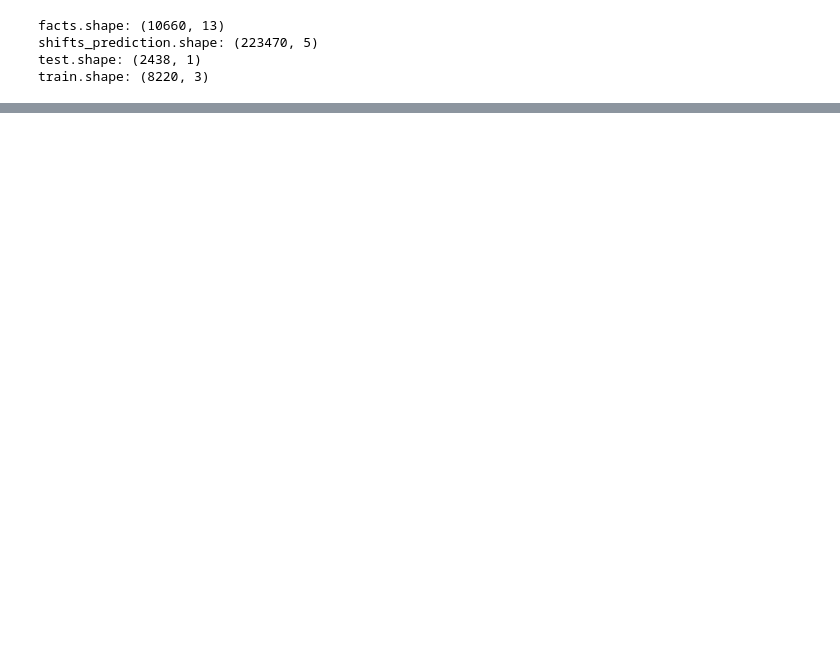
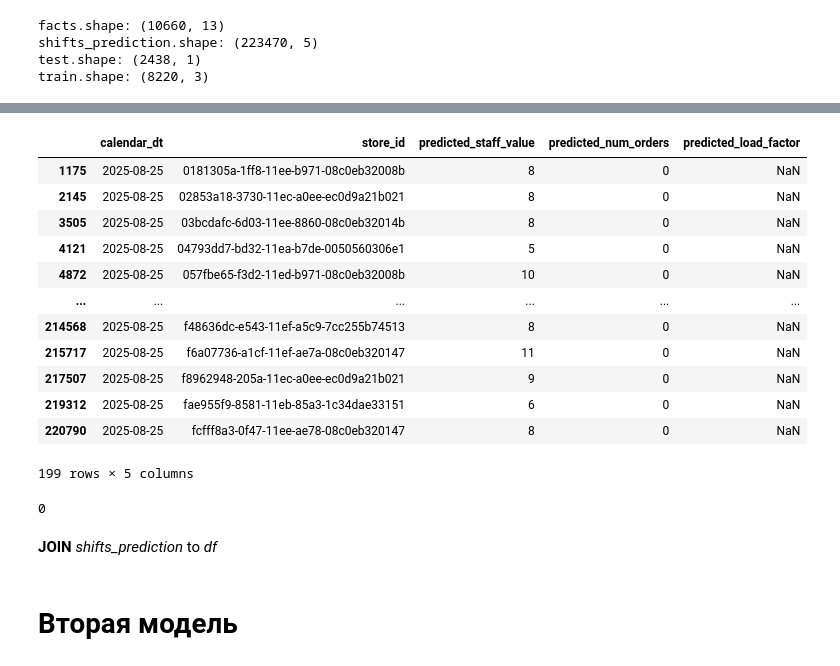
Before and after one commit to Ivan137950/Samokat_kaggle, a Jupyter notebook: samokat.ipynb, the cells around one changed output, grey strips where cells are left out. Cells and saved outputs as stored; diff of their text form; code cells hidden in the pictures; blank space fills up the shorter version.

```diff
--- a/samokat.ipynb
+++ b/samokat.ipynb
@@ -189,21 +101,0 @@ shifts_prediction.loc[shifts_prediction['predicted_load_factor'].isnull(), 'pred
-# %%
-NORMAL_LOAD_FACTOR_THRESHOLD = 15
-
-mean_normal_load_factors = shifts_prediction[
-    shifts_prediction['predicted_load_factor'] <= NORMAL_LOAD_FACTOR_THRESHOLD
-].groupby(['predicted_staff_value', 'predicted_num_orders'])['predicted_load_factor'].mean()
-
-indices_to_update = shifts_prediction[shifts_prediction['predicted_load_factor'] > NORMAL_LOAD_FACTOR_THRESHOLD].index
-
-exception_keys = shifts_prediction.loc[indices_to_update, ['predicted_staff_value', 'predicted_num_orders']]
-mapped_replacements = exception_keys.set_index([
-    'predicted_staff_value',
-    'predicted_num_orders'
-    ]).index.map(mean_normal_load_factors)
-
-# Если для какой-то комбинации (predicted_staff_value, predicted_num_orders) не нашлось нормального среднего,
-# заменяем на общее среднее всех нормальных значений predicted_load_factor.
-overall_mean_normal = shifts_prediction[shifts_prediction['predicted_load_factor'] <= NORMAL_LOAD_FACTOR_THRESHOLD]['predicted_load_factor'].mean()
-mapped_replacements = mapped_replacements.fillna(overall_mean_normal)
-
-shifts_prediction.loc[indices_to_update, 'predicted_load_factor'] = mapped_replacements.values
@@ -375,17 +101,0 @@ UsageError: Line magic function `%git` not found.
-# %%
-#Каждый раз дата обновляется в понедельник, дату можно заменить на номер недели + года
-facts['calendar_dt'] = pd.to_datetime(facts['calendar_dt'])
-facts['week'] = facts['calendar_dt'].dt.isocalendar().week
-facts['year'] = facts['calendar_dt'].dt.isocalendar().year
-first_year = list(facts.sort_values('year', ascending=True)['year'])[0]
-facts["weeks_past"] = (facts["year"] - first_year) * 52 + facts["week"]
-
-train['calendar_dt'] = pd.to_datetime(train['calendar_dt'])
-train['week'] = train['calendar_dt'].dt.isocalendar().week
-train['year'] = train['calendar_dt'].dt.isocalendar().year
-train["weeks_past"] = (train["year"] - first_year) * 52 + train["week"]
-
-shifts_prediction['calendar_dt'] = pd.to_datetime(shifts_prediction['calendar_dt'])
-shifts_prediction['week'] = shifts_prediction['calendar_dt'].dt.isocalendar().week
-shifts_prediction['year'] = shifts_prediction['calendar_dt'].dt.isocalendar().year
-shifts_prediction["weeks_past"] = (shifts_prediction["year"] - first_year) * 52 + shifts_prediction["week"]
@@ -526,0 +365,29 @@ print(f"FINAL WAPE = {wape}")
+# %%
+'''
+predicted_num_orders - предсказанное число заказов на неделю прогноза,
+Меня гложат смутные сомнения: неужто predicted_num_orders == 0 при predicted_load_factor is NaN?
+'''
+shifts_prediction[shifts_prediction['predicted_load_factor'].isnull()]
+# %% [output]
+|  | calendar_dt | store_id | predicted_staff_value | predicted_num_orders | predicted_load_factor |
+| 1175 | 2025-08-25 | 0181305a-1ff8-11ee-b971-08c0eb32008b | 8 | 0 | NaN |
+| 2145 | 2025-08-25 | 02853a18-3730-11ec-a0ee-ec0d9a21b021 | 8 | 0 | NaN |
+| 3505 | 2025-08-25 | 03bcdafc-6d03-11ee-8860-08c0eb32014b | 8 | 0 | NaN |
+| 4121 | 2025-08-25 | 04793dd7-bd32-11ea-b7de-0050560306e1 | 5 | 0 | NaN |
+| 4872 | 2025-08-25 | 057fbe65-f3d2-11ed-b971-08c0eb32008b | 10 | 0 | NaN |
+| ... | ... | ... | ... | ... | ... |
+| 214568 | 2025-08-25 | f48636dc-e543-11ef-a5c9-7cc255b74513 | 8 | 0 | NaN |
+| 215717 | 2025-08-25 | f6a07736-a1cf-11ef-ae7a-08c0eb320147 | 11 | 0 | NaN |
+| 217507 | 2025-08-25 | f8962948-205a-11ec-a0ee-ec0d9a21b021 | 9 | 0 | NaN |
+| 219312 | 2025-08-25 | fae955f9-8581-11eb-85a3-1c34dae33151 | 6 | 0 | NaN |
+| 220790 | 2025-08-25 | fcfff8a3-0f47-11ee-ae78-08c0eb320147 | 8 | 0 | NaN |
+199 rows × 5 columns
+# %%
+'''
+Как минимум ситуации, когда (predicted_num_orders > 0) & (predicted_load_factor is NaN) нет.
+Утверждать что-либо однозначно нельзя. Но логически предположить, что отсутствие заказов означает
+отсутствие нагрузки на курьеров будто бы можно. Ссылаясь на данное предположение, заменю пропуски нулями.
+'''
+len(shifts_prediction[(shifts_prediction['predicted_load_factor'].isnull()) & (shifts_prediction['predicted_num_orders'] > 0)])
+# %% [output]
+0
@@ -526,0 +397,2 @@ print(f"FINAL WAPE = {wape}")
+# %% [markdown]
+**JOIN** *shifts_prediction* to *df*
@@ -526,0 +401,2 @@ print(f"FINAL WAPE = {wape}")
+# %% [markdown]
+# Вторая модель
```
Also changed, not shown: parts of 87 cells of this notebook.
